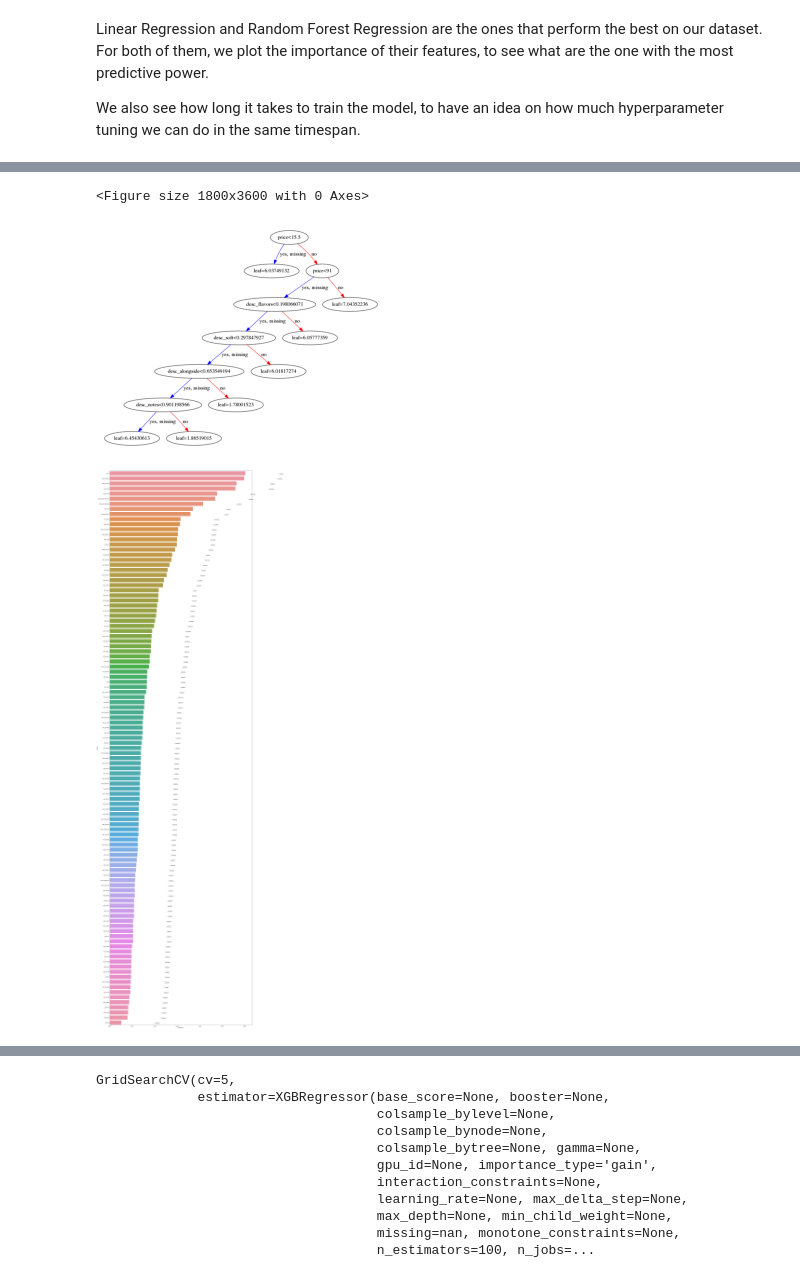
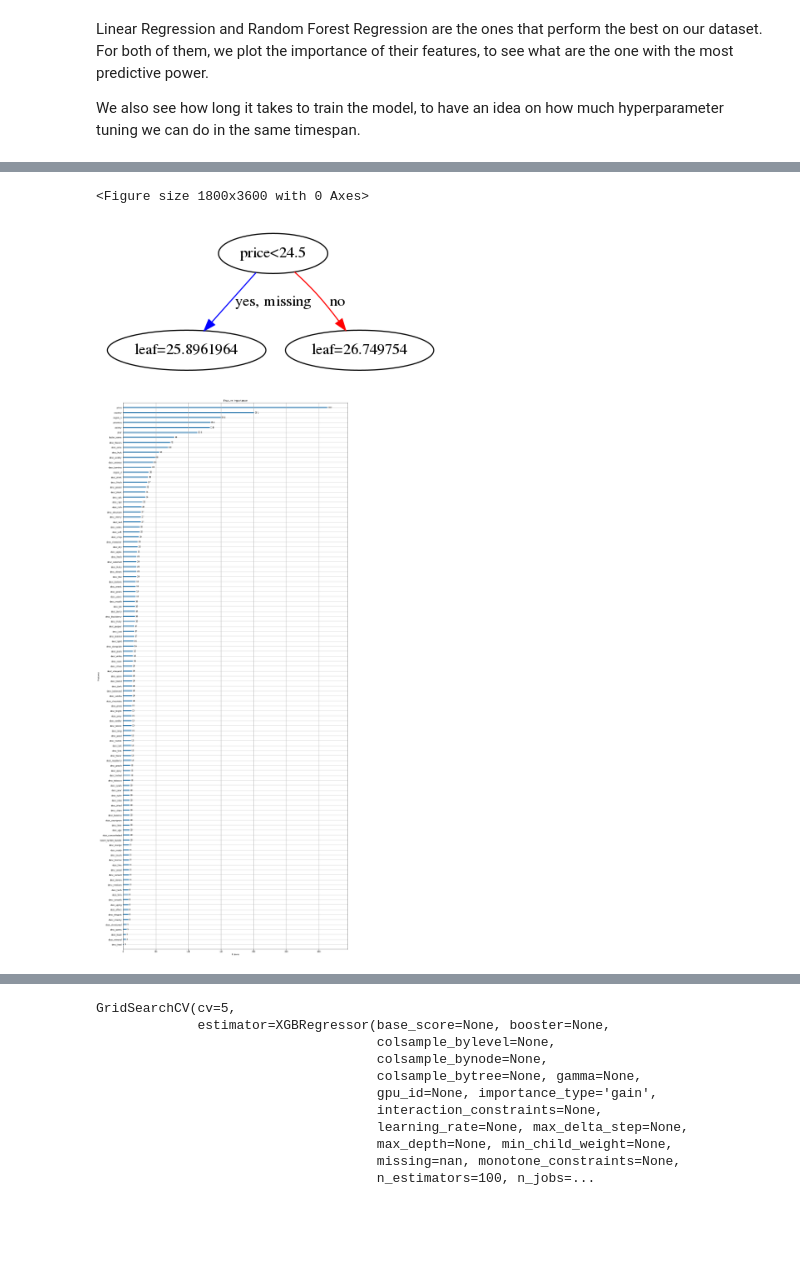
Before and after one commit to albertocarot1/datarevenue-code-challange, a Jupyter notebook: notebooks/DataExploration.ipynb, the cells around one changed output, grey strips where cells are left out. Drawn from its saved outputs; the diff is of its cells as text; code cells hidden in the pictures; blank space fills up the shorter version.

```diff
--- a/notebooks/DataExploration.ipynb
+++ b/notebooks/DataExploration.ipynb
@@ -503,30 +504,25 @@ For model XGBRegressor, mean squared error is 4.845271169868669 (fitted in 1.355
 # %%
 from xgboost import plot_tree
 plt.figure(figsize=(25, 50))
-plot_tree(model, num_trees=4)
+plot_tree(model, num_trees=0)
 
 plt.show()
 # %% [output]
 <Figure size 1800x3600 with 0 Axes>
-[figure, old version]
+[figure, new version]
 # %%
-importances = model.feature_importances_
-indices = np.argsort(importances)[::-1]
+with NamedTemporaryFile(suffix='.tsv', mode='w+') as open_tsv:
+    for i, column_name in enumerate(train_x.columns):
+        open_tsv.write(f"{i}\t{column_name}\tq\n")
+    open_tsv.flush()
+    open_tsv.seek(0)
 
-importance_per_column = []
-for f in range(train_x.shape[1]):
-    importance_per_column.append([train_x.columns[indices[f]], importances[indices[f]]])
-#     print(f"{f + 1}. feature {train_x.columns[indices[f]]} ({importances[indices[f]]})")
-importances_df = pd.DataFrame(importance_per_column, columns=["column", "importance"])
+    fig, ax = plt.subplots(figsize=(20, 50))
+    plot_importance(model,ax=ax, fmap=open_tsv.name)
 
-plt.figure(figsize=(25, 100))
-gr = sns.barplot(x="importance", y="column", data=importances_df)
-for index, row in importances_df.iterrows():
-    gr.text(row.importance+0.008, index+0.2, round(row.importance,6), color='black', ha="center")
-
-plt.show()
+    plt.show()
 # %% [output]
-[figure, old version]
+[figure, new version]
 # %%
 
 started = time()
```
Also changed, not shown: parts of 12 cells of this notebook, 3 other files.
